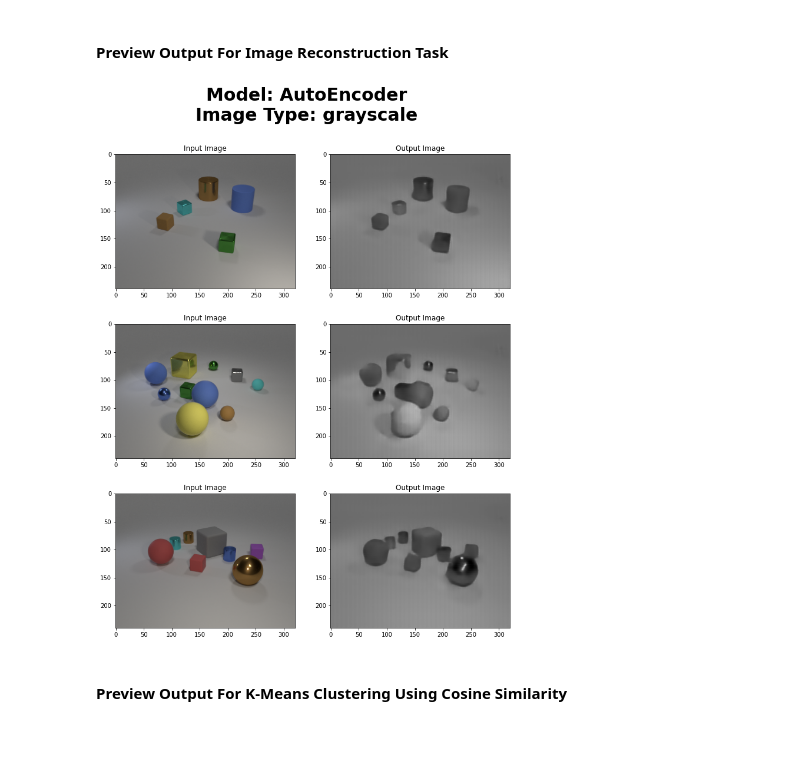
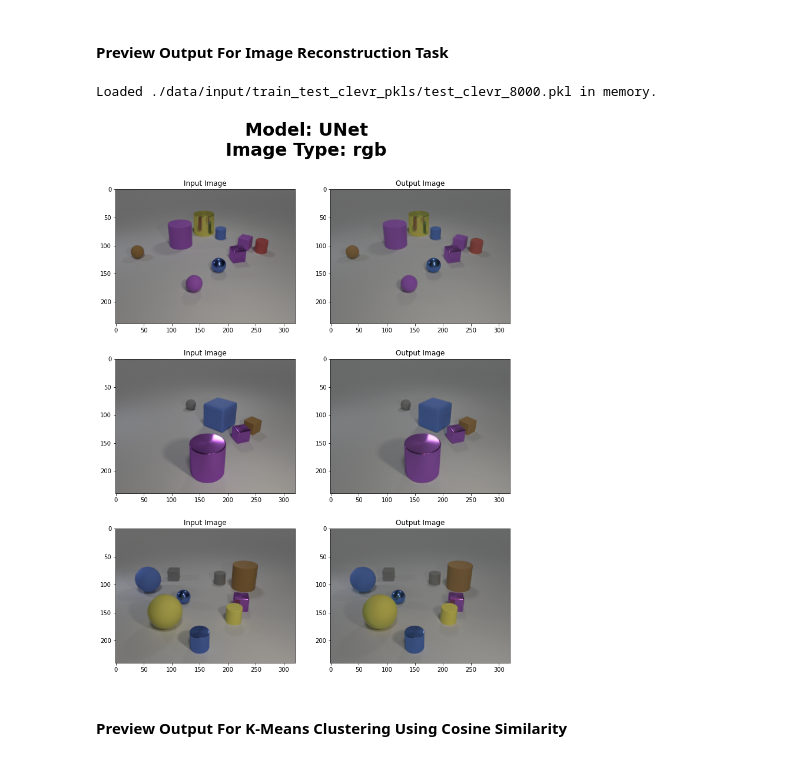
Before and after one commit to fusedbloxxer/segmentation-as-clusterization, a Jupyter notebook: SegmentationAsClusterization.ipynb, the cells around one changed output. Drawn from its saved outputs; the diff is of its cells as text; code cells hidden in the pictures.

```diff
--- a/SegmentationAsClusterization.ipynb
+++ b/SegmentationAsClusterization.ipynb
@@ -92,8 +94,11 @@ import random
 # Fetch a random image from the training dataset
 random_image_index = random.randrange(0, len(train_dataset))
 
+# Extract a random entry
+entry = train_dataset[random_image_index]
+
 # Extract an image from the dataset
-image, masks, count = train_dataset[random_image_index]
+image, masks, count = entry['image'], entry['mask'], entry['count']
 
 # Create a figure to draw upon
 fig = plt.figure()
@@ -147,7 +152,10 @@ train_loader = DataLoader(train_dataset, args.batch_size, args.shuffle)
 total_non_gray_samples = 0
 total_gray_samples = 0
 
-for (images, masks, clusters) in train_loader:
+for entry in train_loader:
+    # Extract individual keys from the entry
+    images, masks, clusters = entry['image'], entry['mask'], entry['count']
+
     # Calculate the number of gray samples
     gray_samples = gray_map(images).sum()
 
@@ -203,7 +207,7 @@ from src.Utils import make_model
 model_name = 'UNet'
 
 # The color scheme of the image
-image_type = 'grayscale'
+image_type = 'rgb'
 
 # Load the custom 'UNet' or 'AutoEncoder' model for 'rgb' or 'grayscale' images
 model_type, model_weights_path, transform = make_model(name=model_name, image_type=image_type)
@@ -283,35 +299,40 @@ f.set_figwidth(12)
 current_subplot = 1
 total_subplots = 3
 
-for batch_idx, (images, masks, counts) in enumerate(test_loader):
+for batch_idx, entry in enumerate(test_loader):
+    # Extract columns from the entry
+    images, masks, counts = entry['image'], entry['mask'], entry['count']
+
+    # Print only a number of outputs
     if batch_idx == total_subplots:
         break
 
     # Specify the input image
     img_true = images[0]
 
     # Calculate the predicted image and transform it from [0, 1] -> [0, 255]
     img_pred = unprocess(model(transform(img_true.unsqueeze(0).to(args.device)))).cpu()
 
     # Plot input image
     plt.subplot(total_subplots, 2, current_subplot)
     plt.imshow(img_true.permute(1, 2, 0))
     plt.title('Input Image')
     current_subplot += 1
 
     # Plot output image
     plt.subplot(total_subplots, 2, current_subplot)
     plt.imshow(img_pred.squeeze(0).permute(1, 2, 0))
     plt.title('Output Image')
     current_subplot += 1
 
 # Save the plot
 plt.savefig(f'{args.output_dir}/reconstruction/{model_name}_{image_type}.jpg')
 
 # Plot the images
 plt.show()
 # %% [output]
+Loaded ./data/input/train_test_clevr_pkls/test_clevr_8000.pkl in memory.
-[figure, old version]
+[figure, new version]
 # %% [markdown]
 #### Preview Output For K-Means Clustering Using Cosine Similarity
 # %% [markdown]
```
Also changed, not shown: parts of 29 cells of this notebook, 12 other files.
